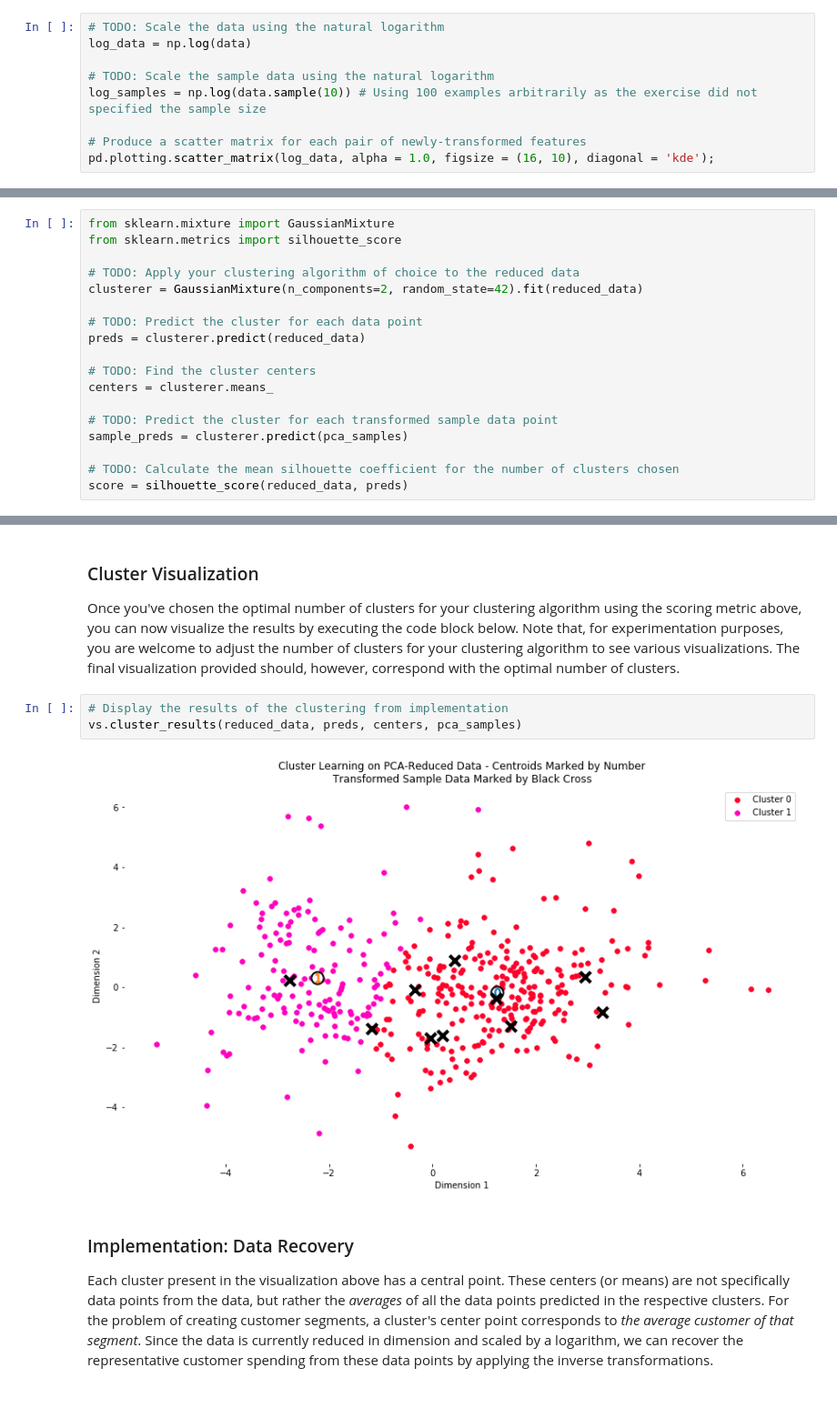
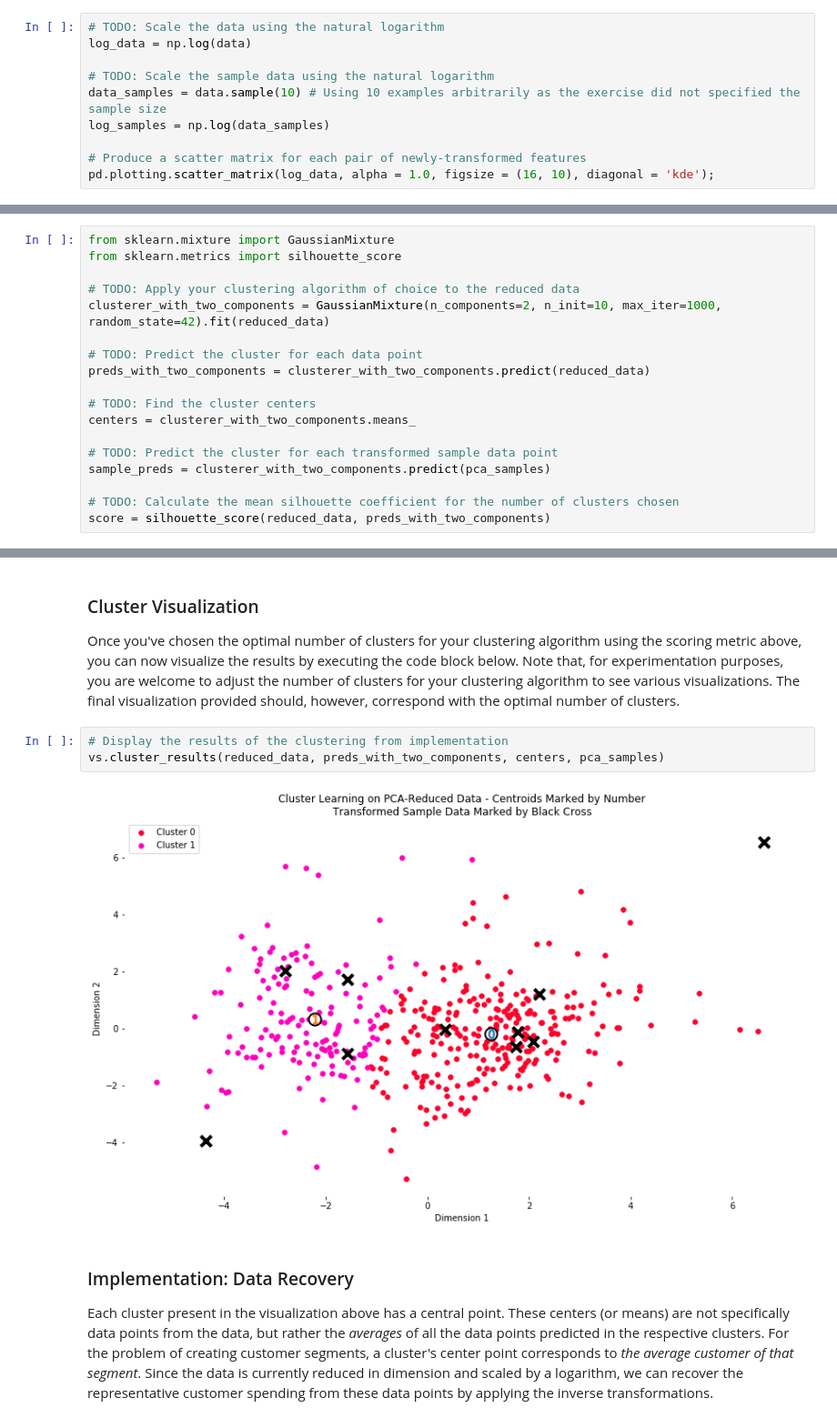
Before and after one commit to brunobelluomini/machine-learning-nanodegree, a Jupyter notebook: customer_segments/customer_segments.ipynb, the cells around one changed output, grey strips where cells are left out. Shown at 91% size. Saved outputs shown, nothing was run; the diff lists cells and outputs as text.

```diff
--- a/customer_segments/customer_segments.ipynb
+++ b/customer_segments/customer_segments.ipynb
@@ -210,7 +209,8 @@ In the code block below, you will need to implement the following:
 log_data = np.log(data)
 
 # TODO: Scale the sample data using the natural logarithm
-log_samples = np.log(data.sample(10)) # Using 100 examples arbitrarily as the exercise did not specified the sample size
+data_samples = data.sample(10) # Using 10 examples arbitrarily as the exercise did not specified the sample size
+log_samples = np.log(data_samples)
 
 # Produce a scatter matrix for each pair of newly-transformed features
 pd.plotting.scatter_matrix(log_data, alpha = 1.0, figsize = (16, 10), diagonal = 'kde');
@@ -516,19 +525,19 @@ from sklearn.mixture import GaussianMixture
 from sklearn.metrics import silhouette_score
 
 # TODO: Apply your clustering algorithm of choice to the reduced data
-clusterer = GaussianMixture(n_components=2, random_state=42).fit(reduced_data)
+clusterer_with_two_components = GaussianMixture(n_components=2, n_init=10, max_iter=1000, random_state=42).fit(reduced_data)
 
 # TODO: Predict the cluster for each data point
-preds = clusterer.predict(reduced_data)
+preds_with_two_components = clusterer_with_two_components.predict(reduced_data)
 
 # TODO: Find the cluster centers
-centers = clusterer.means_
+centers = clusterer_with_two_components.means_
 
 # TODO: Predict the cluster for each transformed sample data point
-sample_preds = clusterer.predict(pca_samples)
+sample_preds = clusterer_with_two_components.predict(pca_samples)
 
 # TODO: Calculate the mean silhouette coefficient for the number of clusters chosen
-score = silhouette_score(reduced_data, preds)
+score = silhouette_score(reduced_data, preds_with_two_components)
 # %% [markdown]
 ### Question 7
 
@@ -561,9 +570,9 @@ The best silhouette score was resulted with 2 clusters.
 Once you've chosen the optimal number of clusters for your clustering algorithm using the scoring metric above, you can now visualize the results by executing the code block below. Note that, for experimentation purposes, you are welcome to adjust the number of clusters for your clustering algorithm to see various visualizations. The final visualization provided should, however, correspond with the optimal number of clusters.
 # %%
 # Display the results of the clustering from implementation
-vs.cluster_results(reduced_data, preds, centers, pca_samples)
+vs.cluster_results(reduced_data, preds_with_two_components, centers, pca_samples)
 # %% [output]
-[figure, old version]
+[figure, new version]
 # %% [markdown]
 ### Implementation: Data Recovery
 Each cluster present in the visualization above has a central point. These centers (or means) are not specifically data points from the data, but rather the *averages* of all the data points predicted in the respective clusters. For the problem of creating customer segments, a cluster's center point corresponds to *the average customer of that segment*. Since the data is currently reduced in dimension and scaled by a logarithm, we can recover the representative customer spending from these data points by applying the inverse transformations.
```
Also changed, not shown: parts of 25 cells of this notebook, 2 other files.
